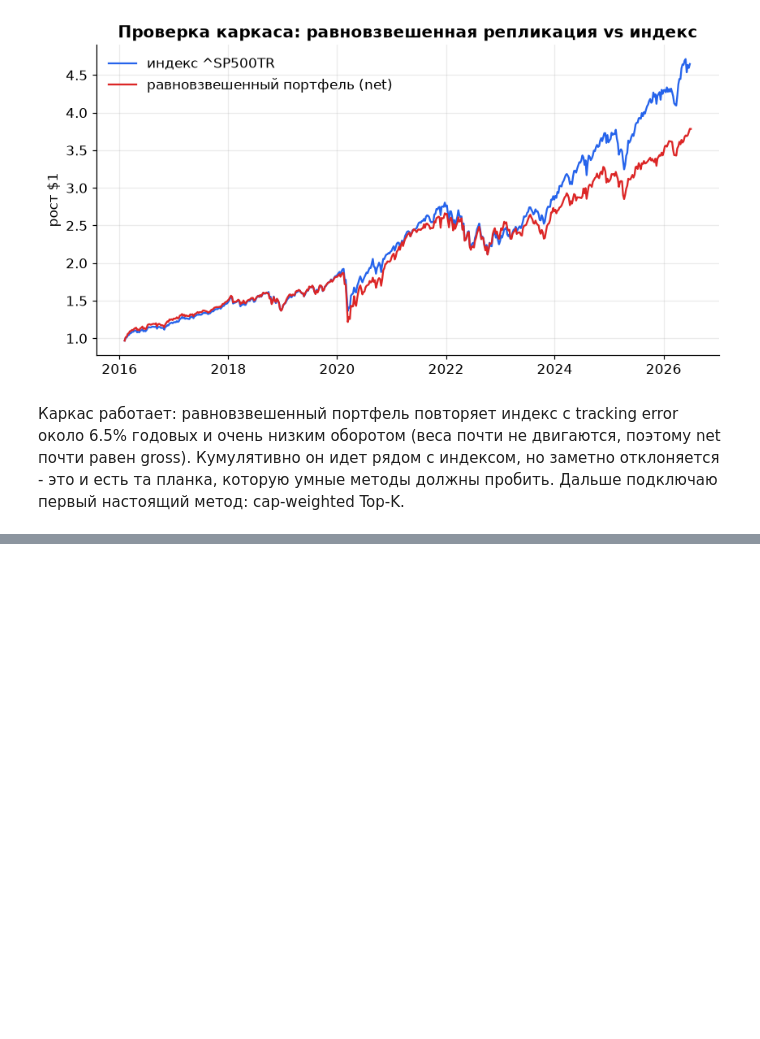
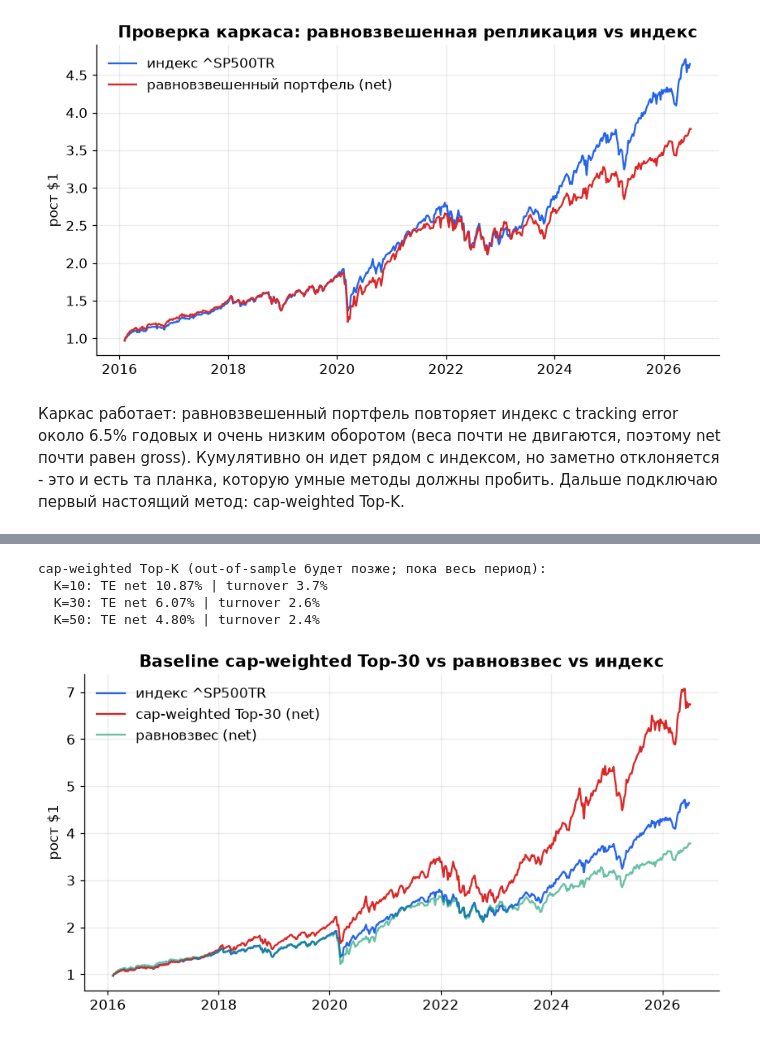
Before and after one commit to Nerbi357/Index-Tracking-New, a Jupyter notebook: notebooks/02_modeling.ipynb, the cells around one changed output, grey strips where cells are left out. Drawn from its saved outputs; the diff is of its cells as text; code cells hidden in the pictures; blank space fills up the shorter version.

```diff
--- a/notebooks/02_modeling.ipynb
+++ b/notebooks/02_modeling.ipynb
@@ -135,0 +146,28 @@ plt.show()
+# %%
+baselines = {}
+print("cap-weighted Top-K (out-of-sample будет позже; пока весь период):")
+for k in cfg.K_VALUES:
+    m = partial(custom_cap_weighted_topk, k=k, shares=shares, prices=prices)
+    r = custom_run_backtest(m, returns, bench_returns, membership,
+                            train_weeks=cfg.TRAIN_WINDOW_WEEKS, cost_bps=cfg.TRANSACTION_COST_BPS)
+    baselines[k] = r
+    te = custom_tracking_error(r.net, bench_returns)
+    print(f"  K={k:2d}: TE net {te:.2%} | turnover {r.turnover.mean():.1%}")
+# %% [output]
+cap-weighted Top-K (out-of-sample будет позже; пока весь период):
+  K=10: TE net 10.87% | turnover 3.7%
+  K=30: TE net 6.07% | turnover 2.6%
+  K=50: TE net 4.80% | turnover 2.4%
+# %%
+r30 = baselines[30]
+idxc = (1 + bench_returns.reindex(r30.net.index)).cumprod()
+fig, ax = plt.subplots(figsize=(9, 4.5))
+ax.plot(idxc.index, idxc.values, label="индекс ^SP500TR")
+ax.plot(idxc.index, (1 + r30.net).cumprod().values, label="cap-weighted Top-30 (net)")
+ax.plot(idxc.index, (1 + res_ew.net).cumprod().values, label="равновзвес (net)", alpha=0.6)
+ax.set_title("Baseline cap-weighted Top-30 vs равновзвес vs индекс")
+ax.set_ylabel("рост $1")
+ax.legend()
+plt.show()
+# %% [output]
+[figure, added]
```
Also changed, not shown: parts of 3 cells of this notebook, 2 other files.
